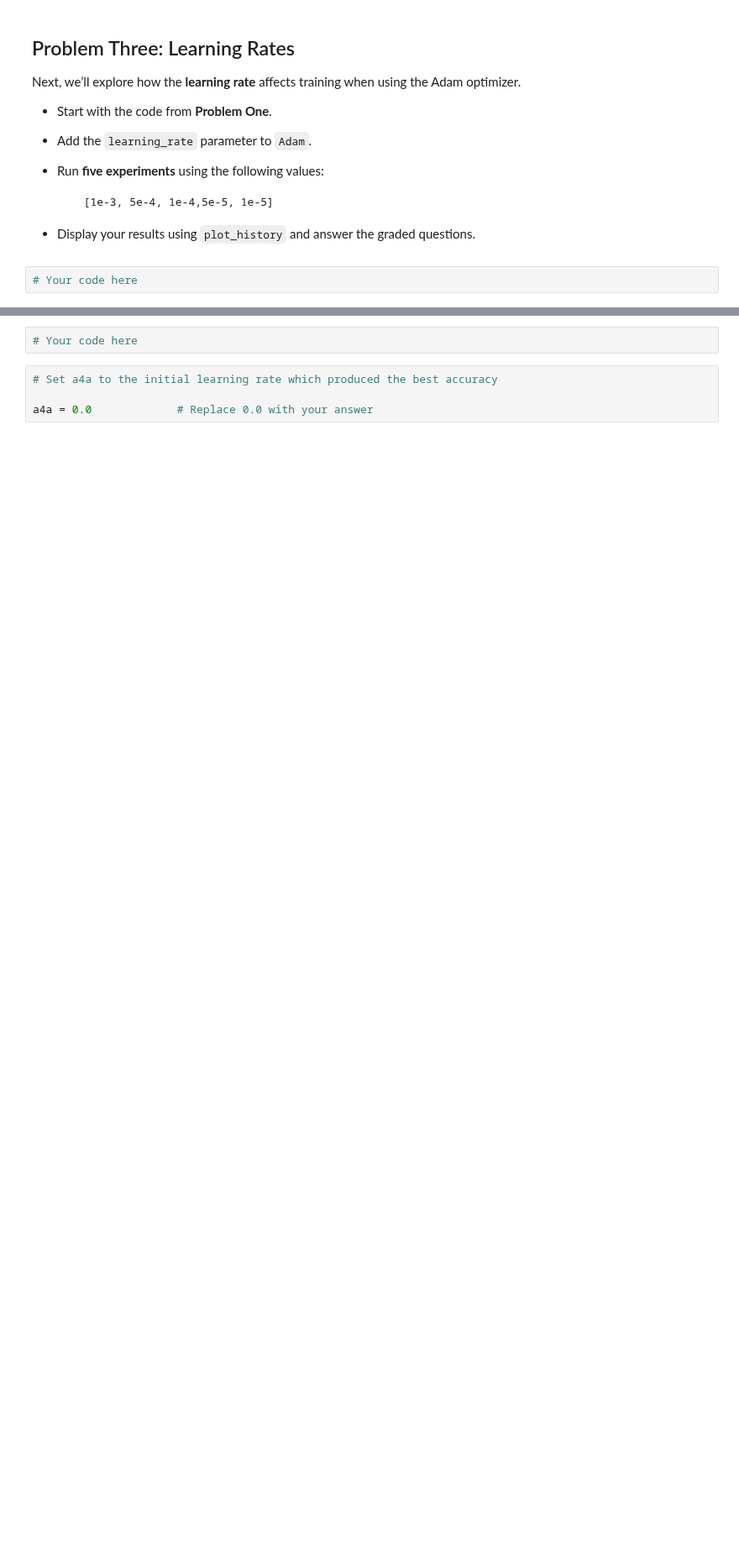
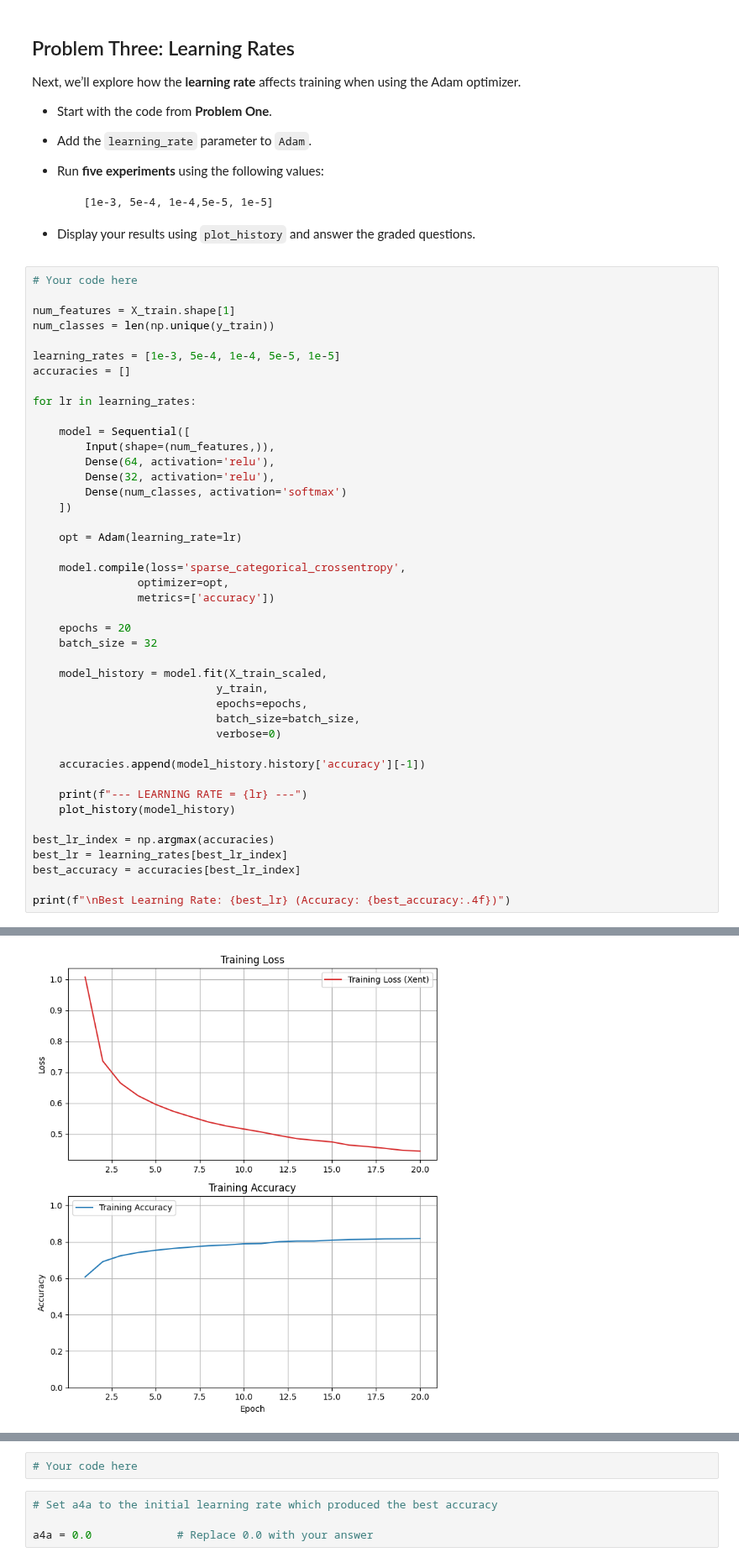
Before and after one commit to aidandig/DX703-HW, a Jupyter notebook: Homework_02.ipynb, the cells around one changed output, grey strips where cells are left out. Shown at 84% size. Saved outputs shown, nothing was run; the diff lists cells and outputs as text; blank space fills up the shorter version.

Commit message:
finding best learning rate for 20 epoch, 32 batch size

```diff
--- a/Homework_02.ipynb
+++ b/Homework_02.ipynb
@@ -316,3 +316,45 @@ Next, we’ll explore how the **learning rate** affects training when using the
 * Display your results using `plot_history` and answer the graded questions.
 # %%
 # Your code here
+
+num_features = X_train.shape[1]
+num_classes = len(np.unique(y_train))
+
+learning_rates = [1e-3, 5e-4, 1e-4, 5e-5, 1e-5]
+accuracies = []
+
+for lr in learning_rates:
+
+    model = Sequential([
+        Input(shape=(num_features,)),
+        Dense(64, activation='relu'),
+        Dense(32, activation='relu'),
+        Dense(num_classes, activation='softmax')
+    ])
+
+    opt = Adam(learning_rate=lr)
+
+    model.compile(loss='sparse_categorical_crossentropy',
+                optimizer=opt,
+                metrics=['accuracy'])
+
+    epochs = 20
+    batch_size = 32
+
+    model_history = model.fit(X_train_scaled,
+                            y_train,
+                            epochs=epochs,
+                            batch_size=batch_size,
+                            verbose=0)
+
+    accuracies.append(model_history.history['accuracy'][-1])
+
+    print(f"--- LEARNING RATE = {lr} ---")
+    plot_history(model_history)
+
+best_lr_index = np.argmax(accuracies)
+best_lr = learning_rates[best_lr_index]
+best_accuracy = accuracies[best_lr_index]
+
+print(f"\nBest Learning Rate: {best_lr} (Accuracy: {best_accuracy:.4f})")
+# %% [output]
@@ -318,0 +362 @@ Next, we’ll explore how the **learning rate** affects training when using the
+[figure, added]
```
Also changed, not shown: parts of 7 cells of this notebook.
